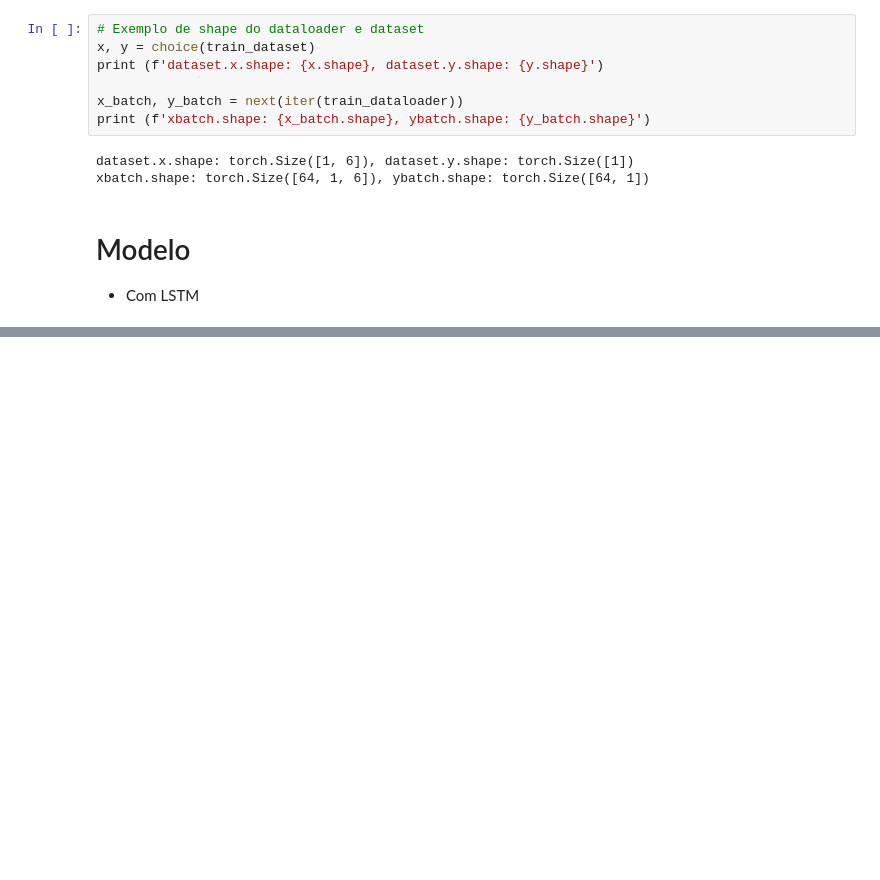
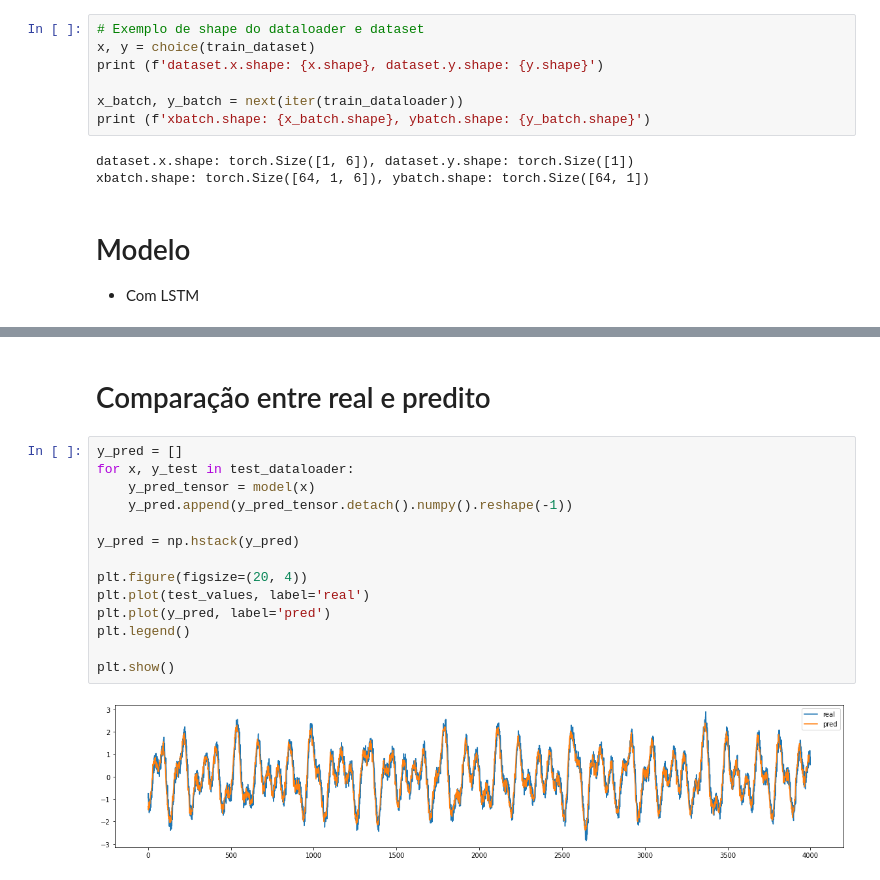
Before and after one commit to netomap/LSTM_Pytorch, a Jupyter notebook: Analise com LSTM - Pytorch.ipynb, the cells around one changed output, grey strips where cells are left out. Saved outputs shown, nothing was run; the diff lists cells and outputs as text; blank space fills up the shorter version.

```diff
--- a/Analise com LSTM - Pytorch.ipynb
+++ b/Analise com LSTM - Pytorch.ipynb
@@ -133,0 +207,18 @@ output.shape: torch.Size([64, 1])
+# %% [markdown]
+# Comparação entre real e predito
+# %%
+y_pred = []
+for x, y_test in test_dataloader:
+    y_pred_tensor = model(x)
+    y_pred.append(y_pred_tensor.detach().numpy().reshape(-1))
+
+y_pred = np.hstack(y_pred)
+
+plt.figure(figsize=(20, 4))
+plt.plot(test_values, label='real')
+plt.plot(y_pred, label='pred')
+plt.legend()
+
+plt.show()
+# %% [output]
+[figure, added]
```
Also changed, not shown: parts of 9 cells of this notebook.
